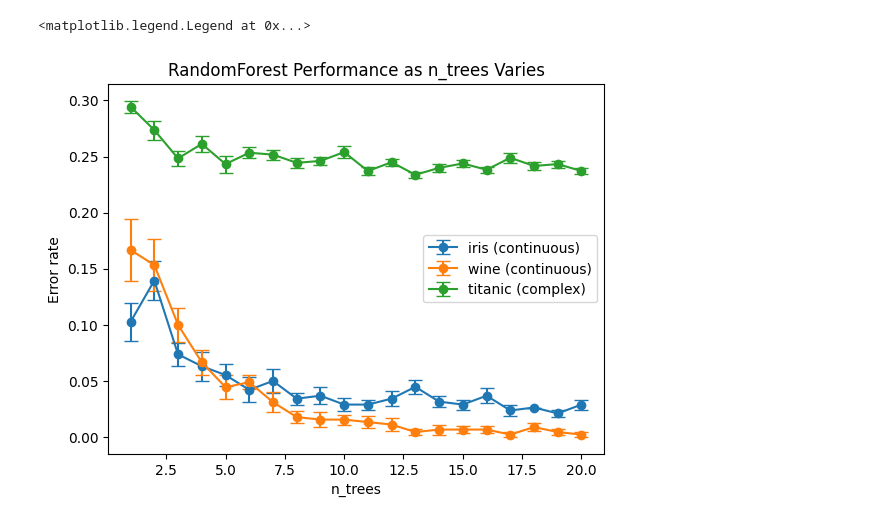
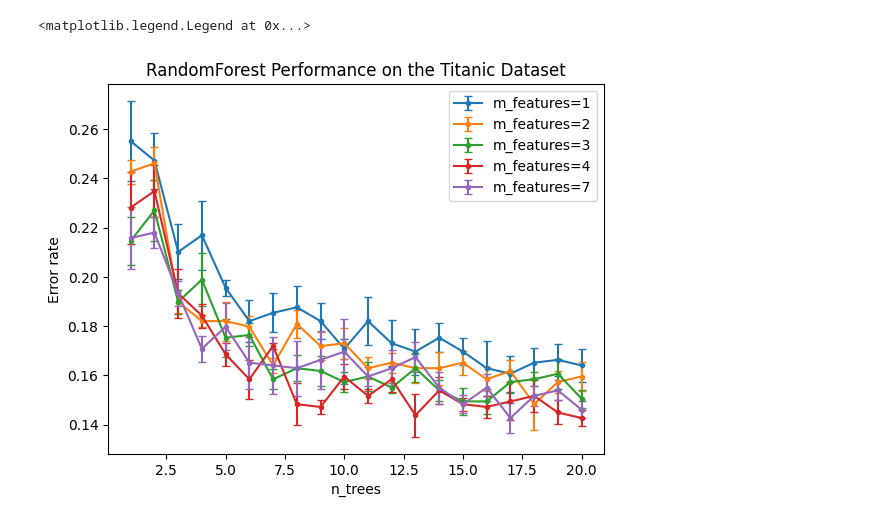
Before and after one commit to liyiyan128/M2R-random-forests, a Jupyter notebook: simulations/simulations.ipynb, the cells around one changed output. Drawn from its saved outputs; the diff is of its cells as text; code cells hidden in the pictures.

```diff
--- a/simulations/simulations.ipynb
+++ b/simulations/simulations.ipynb
@@ -59,10 +104,9 @@ plt.legend()
 # %%
-# Test varing `n_trees` with different `m_features`
-# on the Titanic dataset.
+# Test varing `n_trees` with different `m_features` on the Titanic dataset.
 X_train, X_test, y_train, y_test, feature_type= datasets["titanic (complex)"]
 n_trees = np.arange(1, 21)
-m_features = np.arange(1, 8)
-n_exp=10
+m_features = [1, 2, 3, 4, 7]
+n_exp=5
 error_rates_mean = np.ones((len(m_features), len(n_trees)))
 error_rates_std = np.zeros((len(m_features), len(n_trees)))
 for n in n_trees:
@@ -74,5 +118,7 @@ for n in n_trees:
             random_forest.fit(X_train, y_train, feature_type, m_features=m)
             y_predicted = random_forest.predict(X_test)
             error_rate[i] = rf.random_forests.misclassification_rate(y_predicted, y_test)
-        error_rates_mean[m-1, n-1] = error_rate.mean()
-        error_rates_std[m-1, n-1] = error_rate.std()
+        error_rates_mean[m_features.index(m), n-1] = error_rate.mean()
+        error_rates_std[m_features.index(m), n-1] = error_rate.std()
+
+np.savez("test_titanic_n_m.npz", mean=error_rates_mean, std=error_rates_std)
@@ -85,10 +125,19 @@ pickleed.close()
 # %%
+error_rates = np.load("test_titanic_n_m.npz")
+error_rates_mean = error_rates["mean"]
+error_rates_std = error_rates["std"]
+n_trees = np.arange(1, 21)
+m_features = [1, 2, 3, 4, 7]
+n_exp=5
 for m in m_features:
-    plt.errorbar(n_trees, error_rates_mean[m, :],
-                    yerr=error_rates_std[m, :] / np.sqrt(n_exp),
-                    label=dataset, capsize=5, fmt="o-"
+    plt.errorbar(n_trees, error_rates_mean[m_features.index(m), :],
+                    yerr=error_rates_std[m_features.index(m), :]/np.sqrt(n_exp),
+                    label=f"m_features={m}", capsize=3, fmt=".-"
                     )
 plt.xlabel("n_trees")
 plt.ylabel("Error rate")
 plt.title("RandomForest Performance on the Titanic Dataset")
 plt.legend()
+# %% [output]
+<matplotlib.legend.Legend at 0x...>
+[figure, added]
@@ -114,13 +143,0 @@ for dataset_idx, dataset in enumerate(datasets.keys()):
-# %%
-for dataset_idx, dataset in enumerate(datasets.keys()):
-    plt.errorbar(n_trees, error_rates_mean[dataset_idx, :],
-                 yerr=error_rates_std[dataset_idx, :] / np.sqrt(n_exp),
-                 label=dataset, capsize=5, fmt="o-"
-                 )
-plt.xlabel("n_trees")
-plt.ylabel("Error rate")
-plt.title("ImprovedRandomForest Performance as n_trees Varies")
-plt.legend()
-# %% [output]
-<matplotlib.legend.Legend at 0x...>
-[figure, removed]
```
Also changed, not shown: parts of 6 cells of this notebook, 3 other files.
